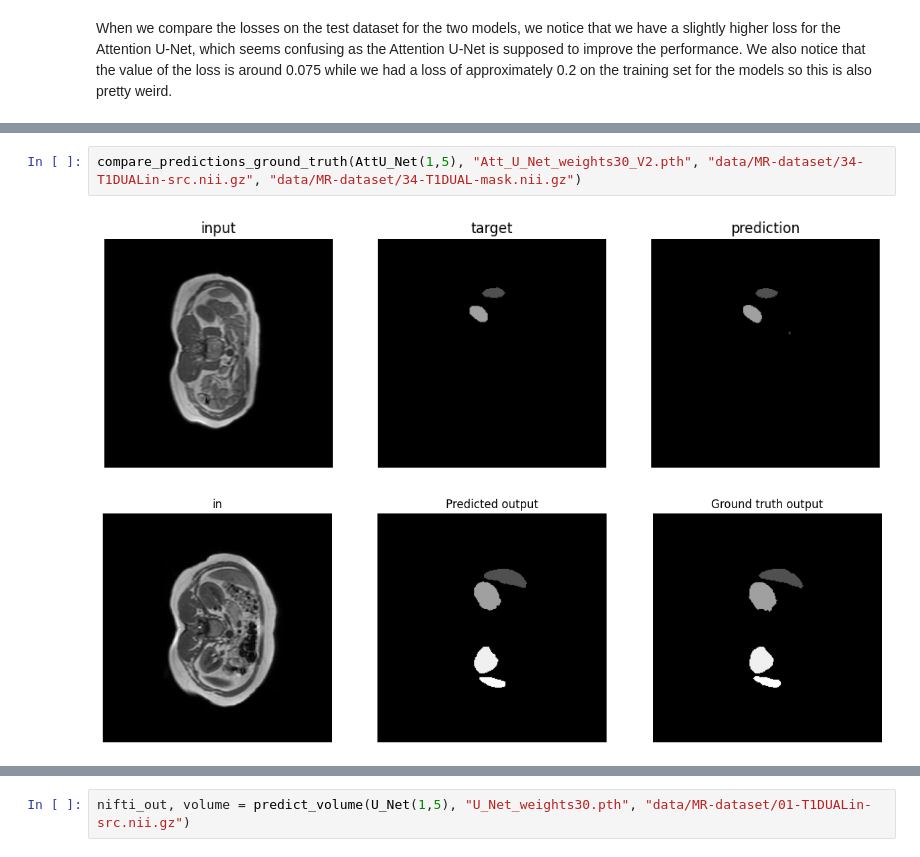
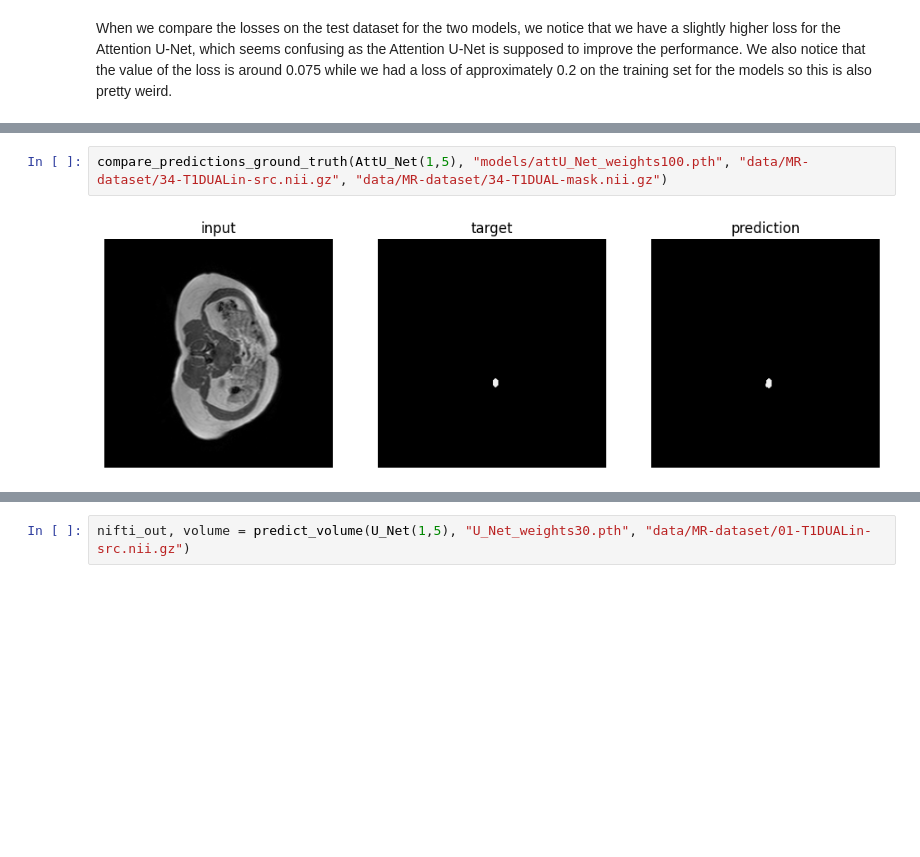
Before and after one commit to YZO4IAETHGe/Attention-based-U-net, a Jupyter notebook: notebook.ipynb, the cells around one changed output, grey strips where cells are left out. Saved outputs shown, nothing was run; the diff lists cells and outputs as text; blank space fills up the shorter version.

```diff
--- a/notebook.ipynb
+++ b/notebook.ipynb
@@ -152,5 +160,4 @@ torch.Size([30, 5, 256, 256])
 # %%
-compare_predictions_ground_truth(AttU_Net(1,5), "Att_U_Net_weights30_V2.pth", "data/MR-dataset/34-T1DUALin-src.nii.gz", "data/MR-dataset/34-T1DUAL-mask.nii.gz")
+compare_predictions_ground_truth(AttU_Net(1,5), "models/attU_Net_weights100.pth", "data/MR-dataset/34-T1DUALin-src.nii.gz", "data/MR-dataset/34-T1DUAL-mask.nii.gz")
 # %% [output]
-[figure, old version]
+[figure, new version]
-[figure, removed]
```
Also changed, not shown: parts of 9 cells of this notebook, 1 other file.
